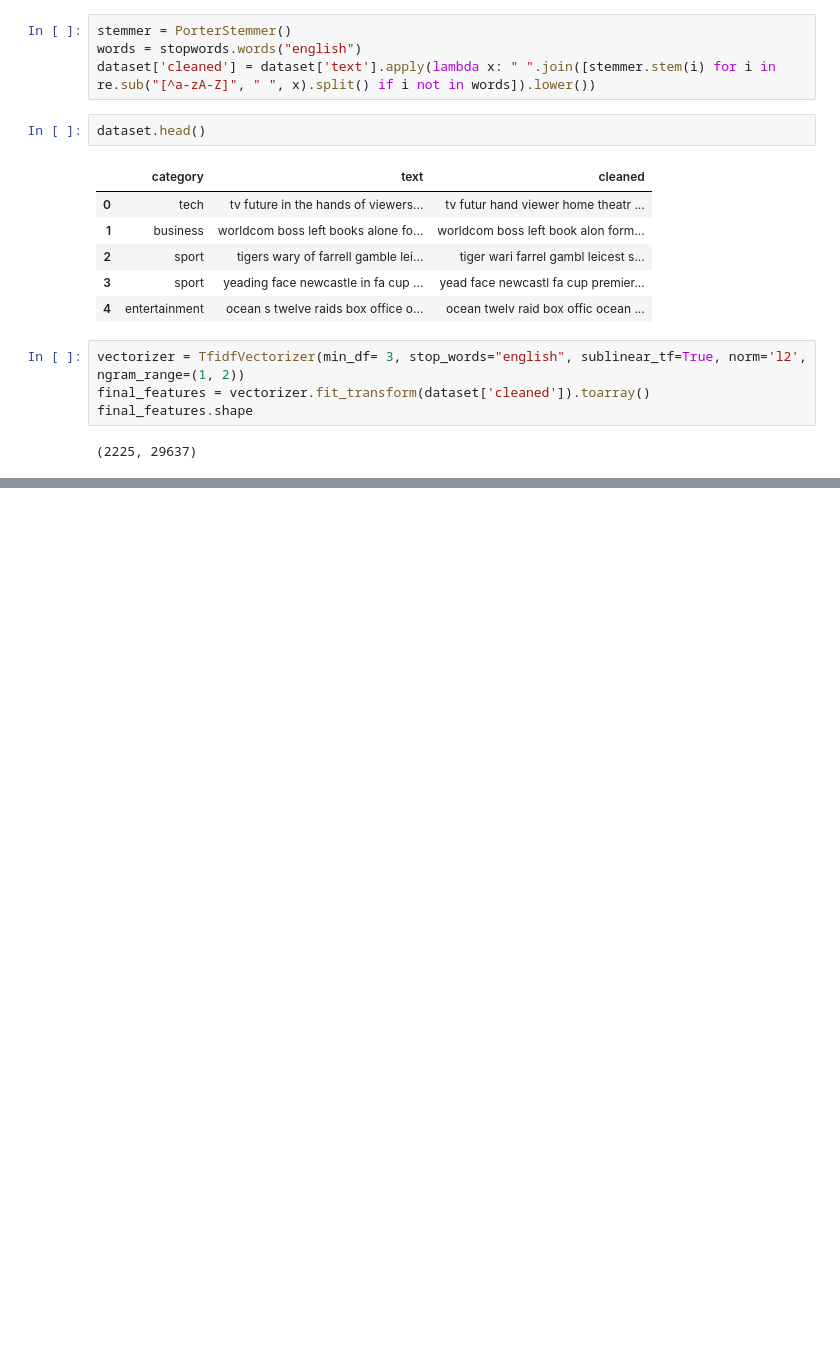
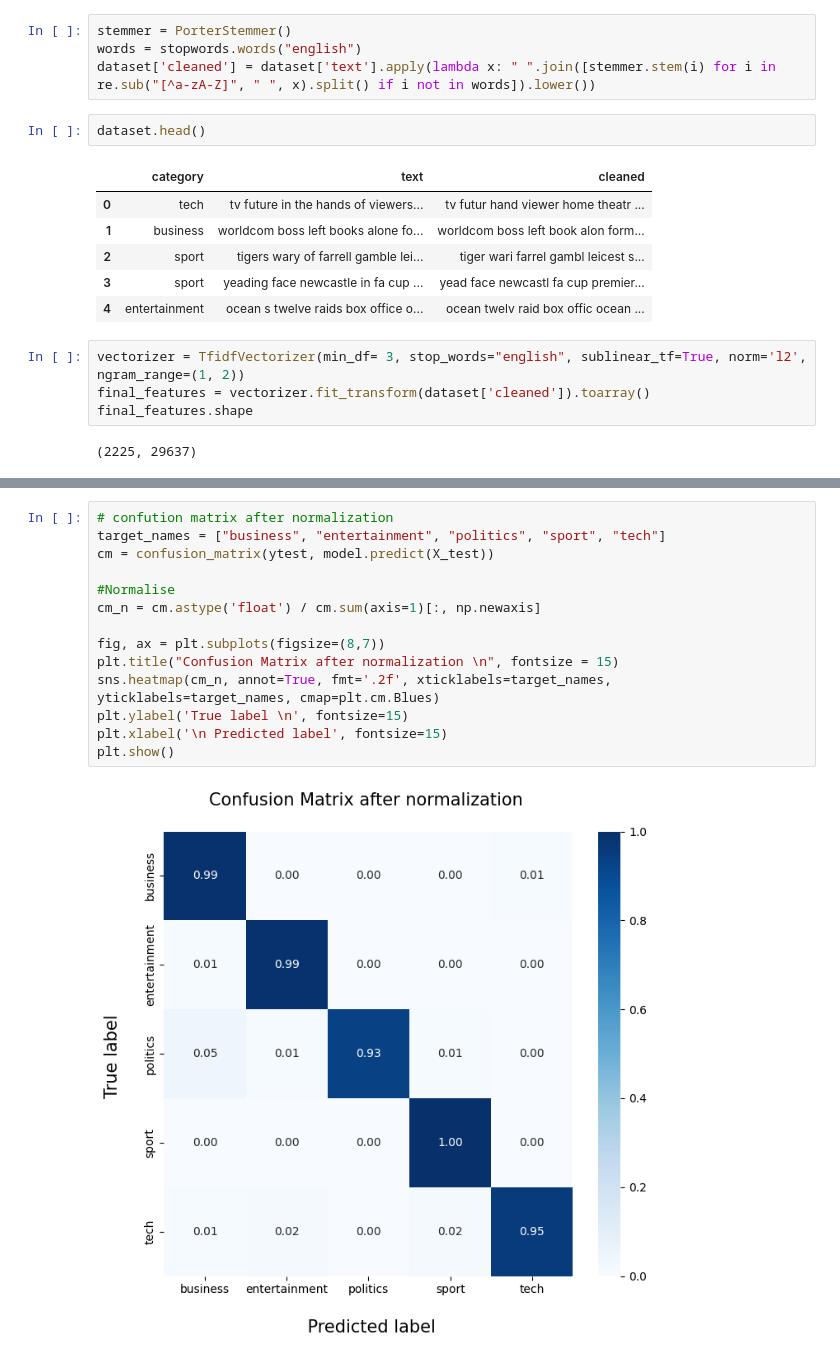
Before and after one commit to wahyudesu/TM-W12, a Jupyter notebook: Praktikum W12.ipynb, the cells around one changed output, grey strips where cells are left out. Saved outputs shown, nothing was run; the diff lists cells and outputs as text; blank space fills up the shorter version.

```diff
--- a/Praktikum W12.ipynb
+++ b/Praktikum W12.ipynb
@@ -89,0 +97,16 @@ entertainment       1.00      0.97      0.99       108
+# %%
+# confution matrix after normalization
+target_names = ["business", "entertainment", "politics", "sport", "tech"]
+cm = confusion_matrix(ytest, model.predict(X_test))
+
+#Normalise
+cm_n = cm.astype('float') / cm.sum(axis=1)[:, np.newaxis]
+
+fig, ax = plt.subplots(figsize=(8,7))
+plt.title("Confusion Matrix after normalization \n", fontsize = 15)
+sns.heatmap(cm_n, annot=True, fmt='.2f', xticklabels=target_names, yticklabels=target_names, cmap=plt.cm.Blues)
+plt.ylabel('True label \n', fontsize=15)
+plt.xlabel('\n Predicted label', fontsize=15)
+plt.show()
+# %% [output]
+[figure, added]
```
Also changed, not shown: parts of 4 cells of this notebook.
